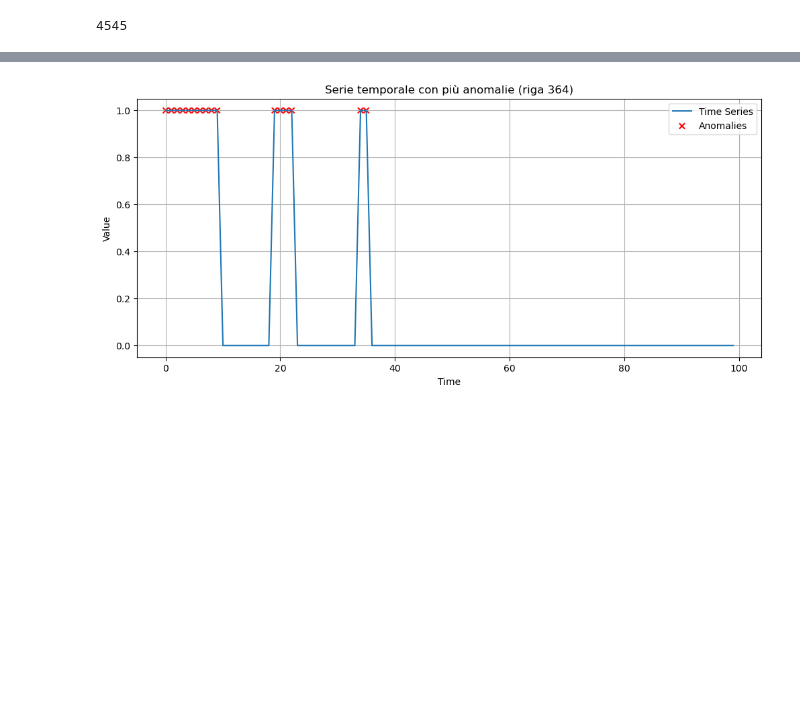
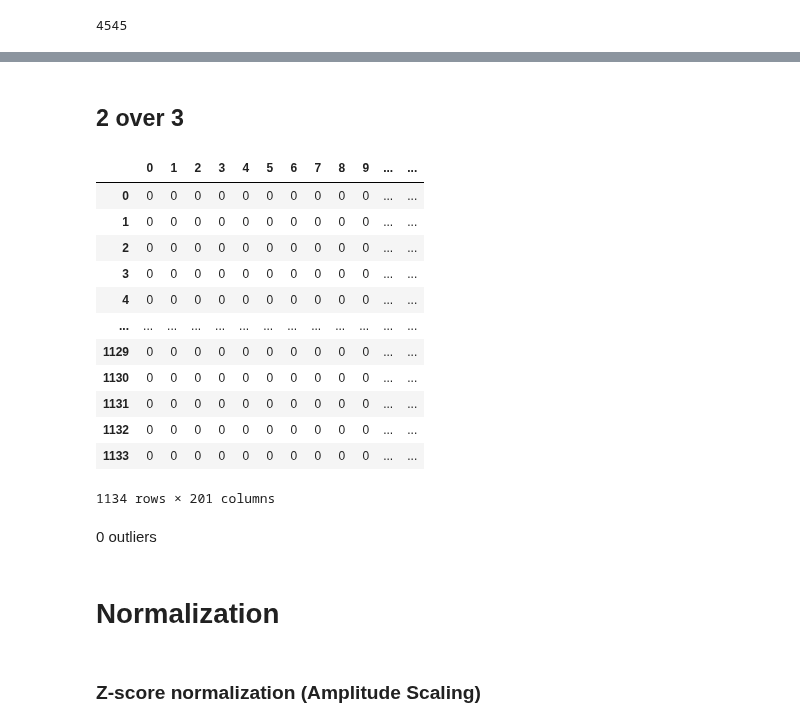
Before and after one commit to luigiascio/Data-Mining-2, a Jupyter notebook: TS_prep.ipynb, the cells around one changed output, grey strips where cells are left out. Cells and saved outputs as stored; diff of their text form; code cells hidden in the pictures; blank space fills up the shorter version.

```diff
--- a/TS_prep.ipynb
+++ b/TS_prep.ipynb
@@ -344,21 +357,48 @@ iqr['sum_anomalies'].sum()
 # %%
-# Trova la riga con il maggior numero di anomalie
-max_anomalies_row = iqr['sum_anomalies'].idxmax()
+# # Trova la riga con il maggior numero di anomalie
+# max_anomalies_row = iqr['sum_anomalies'].idxmax()
 
-# Estrai la serie temporale e le etichette di anomalie per quella riga
-time_series_cols = list(range(iqr.shape[1] - 1))  # esclude 'sum_anomalies'
-ts = iqr.loc[max_anomalies_row, time_series_cols].values
-labels = iqr.loc[max_anomalies_row, time_series_cols].values
+# # Estrai la serie temporale e le etichette di anomalie per quella riga
+# # time_series_cols = list(range(iqr.shape[1] - 1))  # esclude 'sum_anomalies'
+# ts = df.loc[3, time_series_cols].values
+# labels = iqr.loc[3, time_series_cols].values
 
-# Plot della serie temporale con anomalie
-plt.figure(figsize=(12, 5))
-plt.plot(ts.ravel(), label='Time Series')
-plt.scatter(np.arange(len(labels)), ts, alpha=labels, color="red", marker="x", label='Anomalies')
-plt.title(f"Serie temporale con più anomalie (riga {max_anomalies_row})")
-plt.xlabel("Time")
-plt.ylabel("Value")
-plt.legend()
-plt.grid(True)
-plt.show()
+# # Plot della serie temporale con anomalie
+# plt.figure(figsize=(12, 5))
+# plt.plot(ts.ravel(), label='Time Series')
+# plt.scatter(np.arange(len(labels)), ts, alpha=labels, color="red", marker="x", label='Anomalies')
+# plt.title(f"Serie temporale con più anomalie (riga {3})")
+# plt.xlabel("Time")
+# plt.ylabel("Value")
+# plt.legend()
+# plt.grid(True)
+# plt.show()
-# %% [output]
-[figure, removed]
+# %% [markdown]
+## 2 over 3
+# %%
+# Calcolo della nuova matrice: 1 se almeno due su tre sono 1
+new_matrix = (hampel + grubbs + iqr) >= 2
+
+# Conversione da booleano a intero
+new_matrix = new_matrix.astype(int)
+
+# Visualizzazione di esempio
+new_matrix
+# %% [output]
+|  | 0 | 1 | 2 | 3 | 4 | 5 | 6 | 7 | 8 | 9 | ... | ... |
+| 0 | 0 | 0 | 0 | 0 | 0 | 0 | 0 | 0 | 0 | 0 | ... | ... |
+| 1 | 0 | 0 | 0 | 0 | 0 | 0 | 0 | 0 | 0 | 0 | ... | ... |
+| 2 | 0 | 0 | 0 | 0 | 0 | 0 | 0 | 0 | 0 | 0 | ... | ... |
+| 3 | 0 | 0 | 0 | 0 | 0 | 0 | 0 | 0 | 0 | 0 | ... | ... |
+| 4 | 0 | 0 | 0 | 0 | 0 | 0 | 0 | 0 | 0 | 0 | ... | ... |
+| ... | ... | ... | ... | ... | ... | ... | ... | ... | ... | ... | ... | ... |
+| 1129 | 0 | 0 | 0 | 0 | 0 | 0 | 0 | 0 | 0 | 0 | ... | ... |
+| 1130 | 0 | 0 | 0 | 0 | 0 | 0 | 0 | 0 | 0 | 0 | ... | ... |
+| 1131 | 0 | 0 | 0 | 0 | 0 | 0 | 0 | 0 | 0 | 0 | ... | ... |
+| 1132 | 0 | 0 | 0 | 0 | 0 | 0 | 0 | 0 | 0 | 0 | ... | ... |
+| 1133 | 0 | 0 | 0 | 0 | 0 | 0 | 0 | 0 | 0 | 0 | ... | ... |
+1134 rows × 201 columns
+# %% [markdown]
+0 outliers
+# %% [markdown]
+# Normalization
@@ -364,0 +409,2 @@ plt.show()
+# %% [markdown]
+### Z-score normalization (Amplitude Scaling)
```
Also changed, not shown: parts of 8 cells of this notebook.
